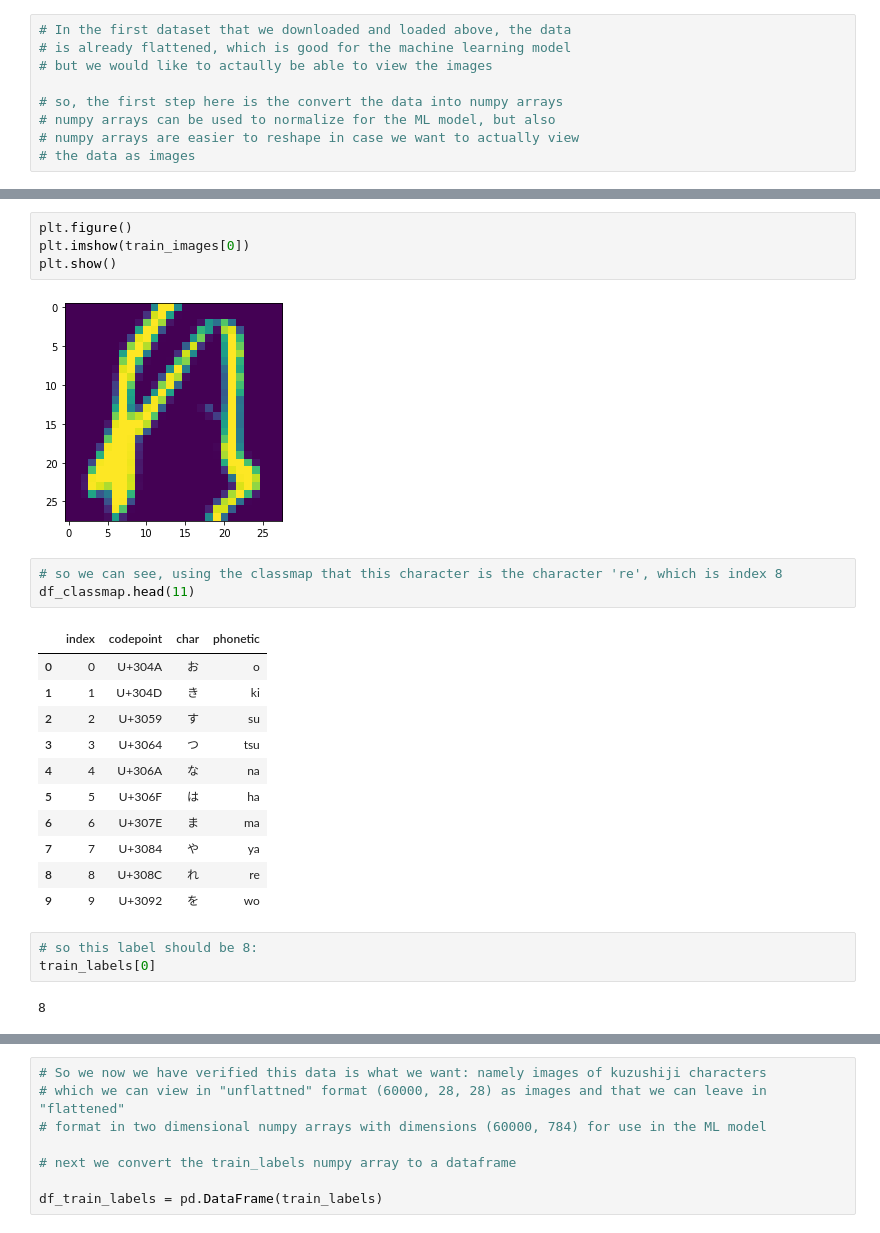
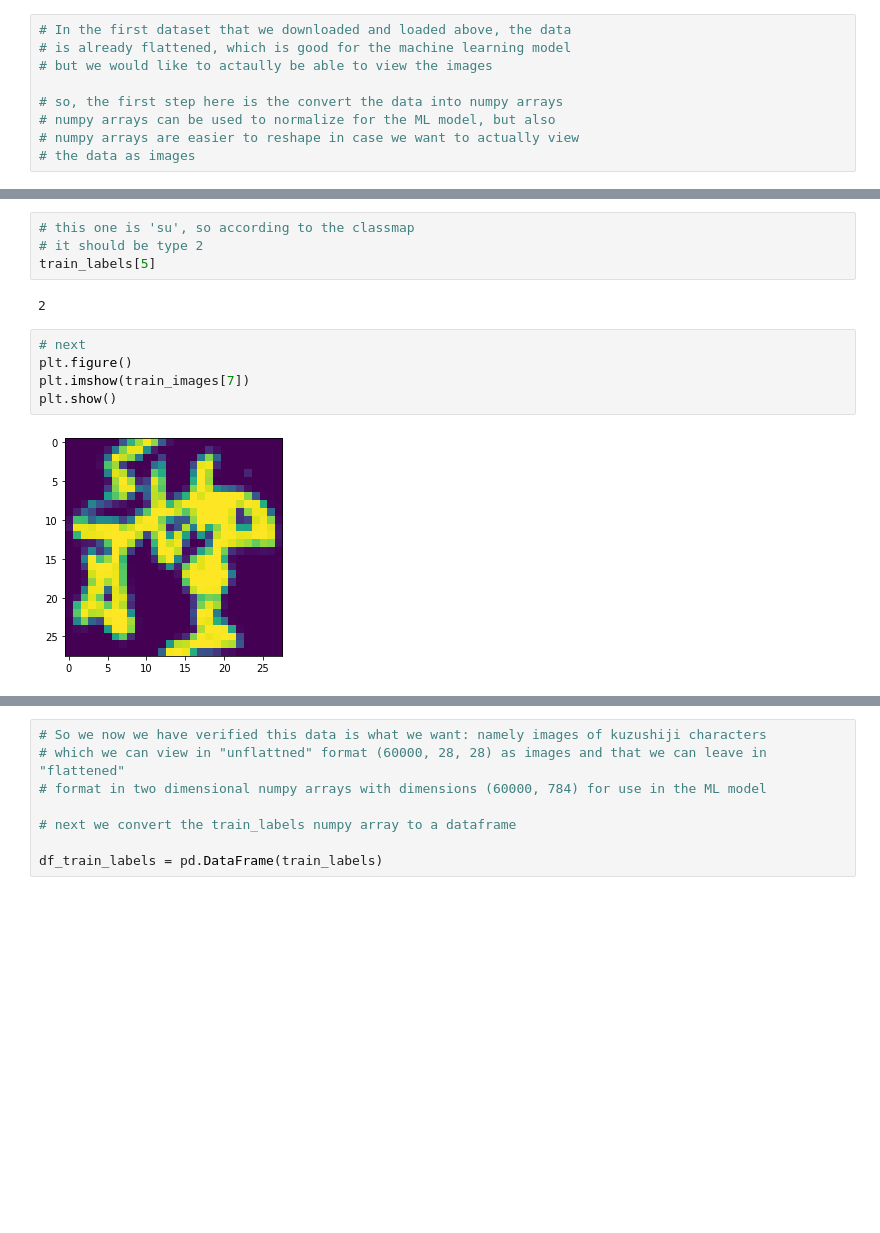
Before and after one commit to franklinhurst/AdvancedDataScience, a Jupyter notebook: Kuzushiji.data_exp.ipynb, the cells around one changed output, grey strips where cells are left out. Cells and saved outputs as stored; diff of their text form; blank space fills up the shorter version.

```diff
--- a/Kuzushiji.data_exp.ipynb
+++ b/Kuzushiji.data_exp.ipynb
@@ -289,26 +314,13 @@ import matplotlib.pyplot as plt
+# %%
+# this one is 'su', so according to the classmap
+# it should be type 2
+train_labels[5]
+# %% [output]
+2
 # %%
+# next
 plt.figure()
-plt.imshow(train_images[0])
+plt.imshow(train_images[7])
 plt.show()
 # %% [output]
-[figure, old version]
+[figure, new version]
-# %%
-# so we can see, using the classmap that this character is the character 're', which is index 8
-df_classmap.head(11)
-# %% [output]
-|  | index | codepoint | char | phonetic |
-| 0 | 0 | U+304A | お | o |
-| 1 | 1 | U+304D | き | ki |
-| 2 | 2 | U+3059 | す | su |
-| 3 | 3 | U+3064 | つ | tsu |
-| 4 | 4 | U+306A | な | na |
-| 5 | 5 | U+306F | は | ha |
-| 6 | 6 | U+307E | ま | ma |
-| 7 | 7 | U+3084 | や | ya |
-| 8 | 8 | U+308C | れ | re |
-| 9 | 9 | U+3092 | を | wo |
-# %%
-# so this label should be 8:
-train_labels[0]
-# %% [output]
-8
```
Also changed, not shown: parts of 60 cells of this notebook.
